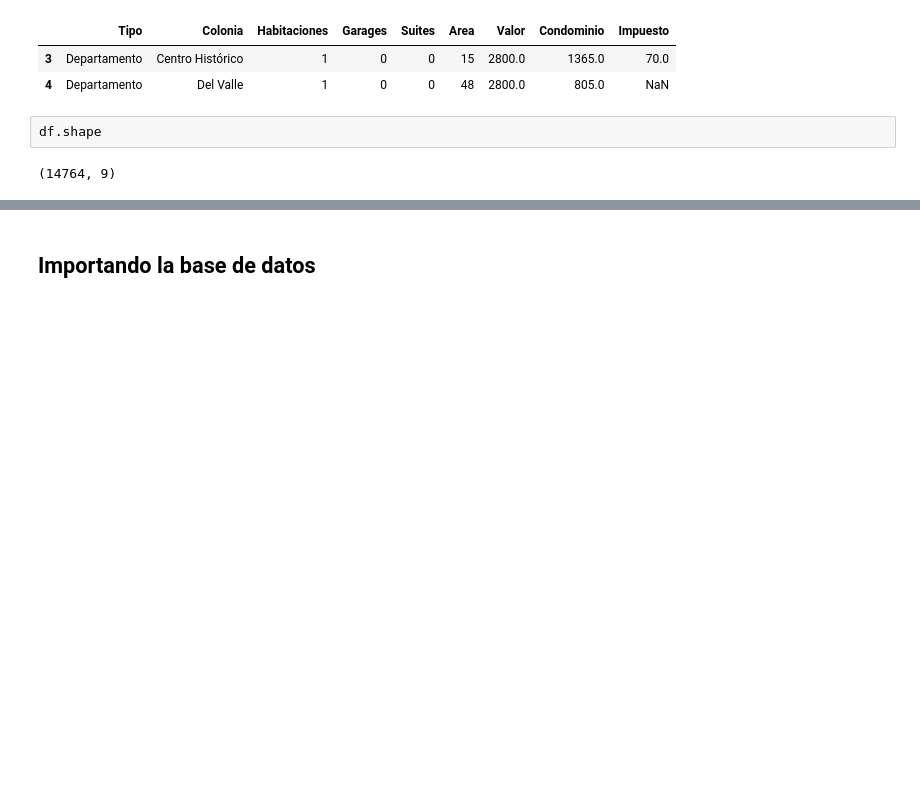
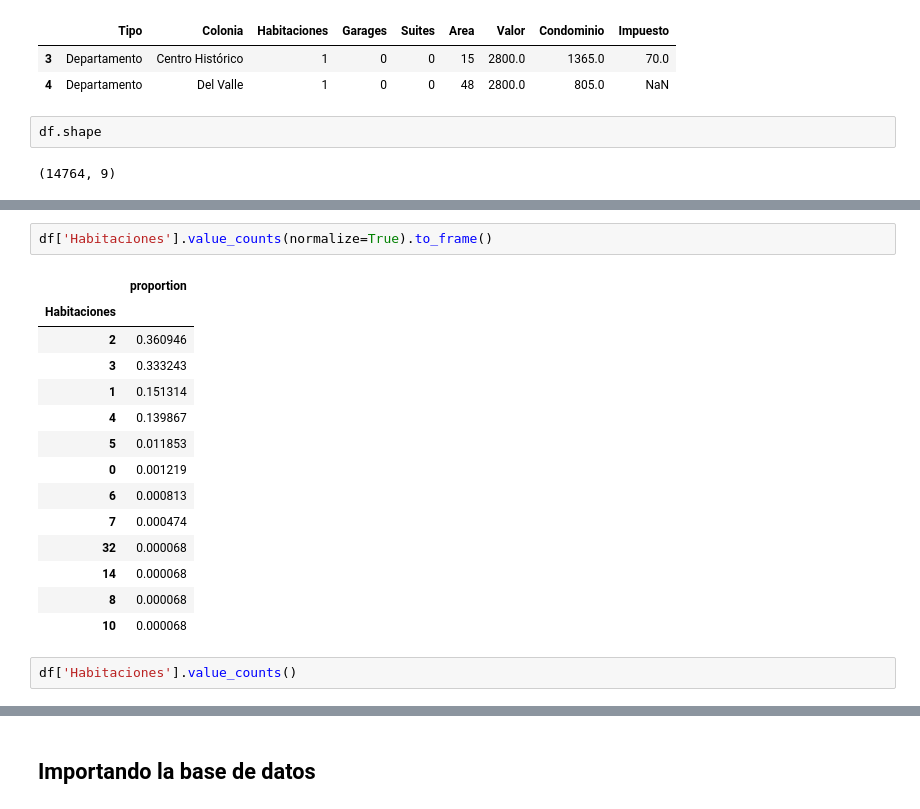
Before and after one commit to Cristiand056/Alura_data_science_basico, a Jupyter notebook: inmuebles_cdmx.ipynb, the cells around one changed output, grey strips where cells are left out. Saved outputs shown, nothing was run; the diff lists cells and outputs as text; blank space fills up the shorter version.

```diff
--- a/inmuebles_cdmx.ipynb
+++ b/inmuebles_cdmx.ipynb
@@ -368,0 +379,19 @@ df.shape
+# %%
+df['Habitaciones'].value_counts(normalize=True).to_frame()
+# %% [output]
+|  | proportion |
+| Habitaciones |  |
+| 2 | 0.360946 |
+| 3 | 0.333243 |
+| 1 | 0.151314 |
+| 4 | 0.139867 |
+| 5 | 0.011853 |
+| 0 | 0.001219 |
+| 6 | 0.000813 |
+| 7 | 0.000474 |
+| 32 | 0.000068 |
+| 14 | 0.000068 |
+| 8 | 0.000068 |
+| 10 | 0.000068 |
+# %%
+df['Habitaciones'].value_counts()
```
Also changed, not shown: parts of 7 cells of this notebook.
